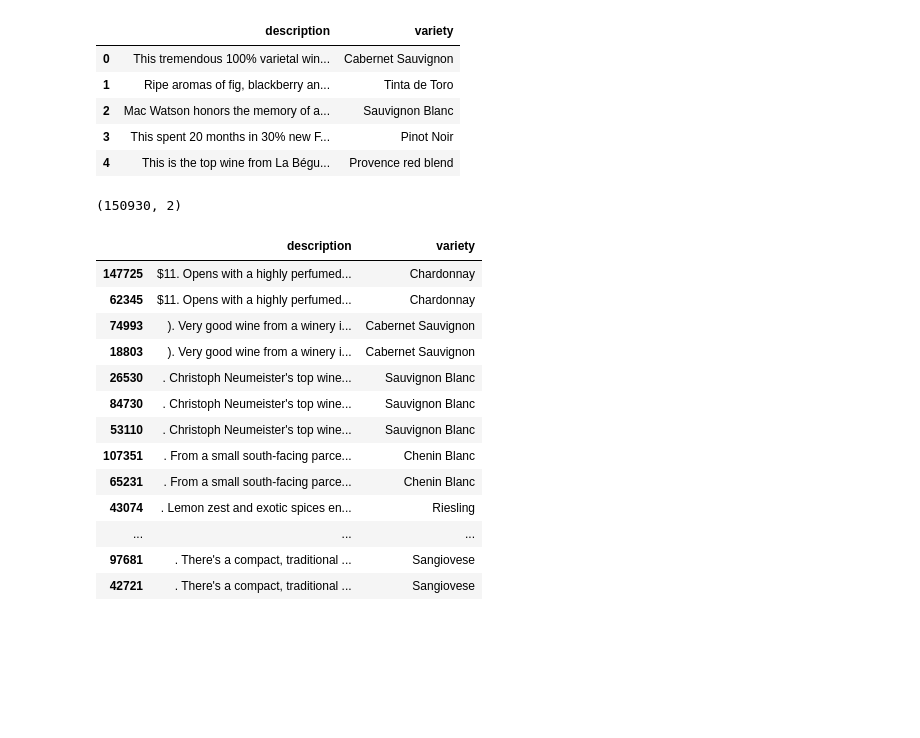
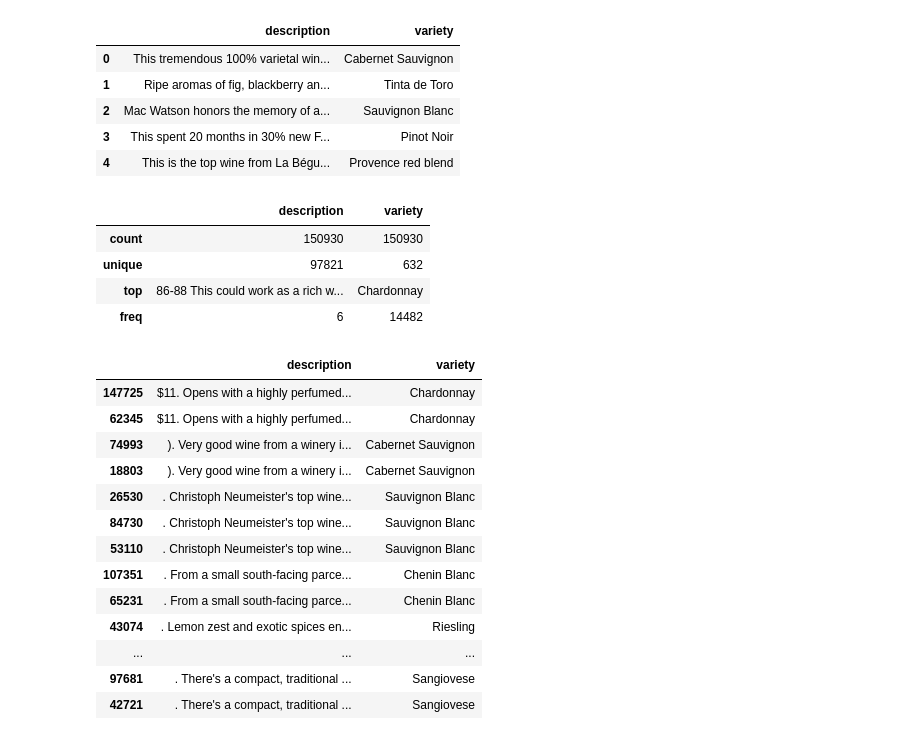
Before and after one commit to ADV-111/wine_review_multiclass_classification, a Jupyter notebook: 01_Data_Cleaning.ipynb, the cells around one changed output. Cells and saved outputs as stored; diff of their text form; code cells hidden in the pictures; blank space fills up the shorter version.

```diff
--- a/01_Data_Cleaning.ipynb
+++ b/01_Data_Cleaning.ipynb
@@ -61,10 +61,14 @@ data.head()
 | 3 | This spent 20 months in 30% new F... | Pinot Noir |
 | 4 | This is the top wine from La Bégu... | Provence red blend |
 # %%
-# let's check the data shape
-data.shape
+# let's describe the data
+data.describe()
 # %% [output]
-(150930, 2)
+|  | description | variety |
+| count | 150930 | 150930 |
+| unique | 97821 | 632 |
+| top | 86-88 This could work as a rich w... | Chardonnay |
+| freq | 6 | 14482 |
 # %%
 # checking out for duplicated descriptions
 desc_duplicates = data[data.duplicated(subset=['description'], keep=False)]
```
Also changed, not shown: parts of 10 cells of this notebook, 3 other files.
